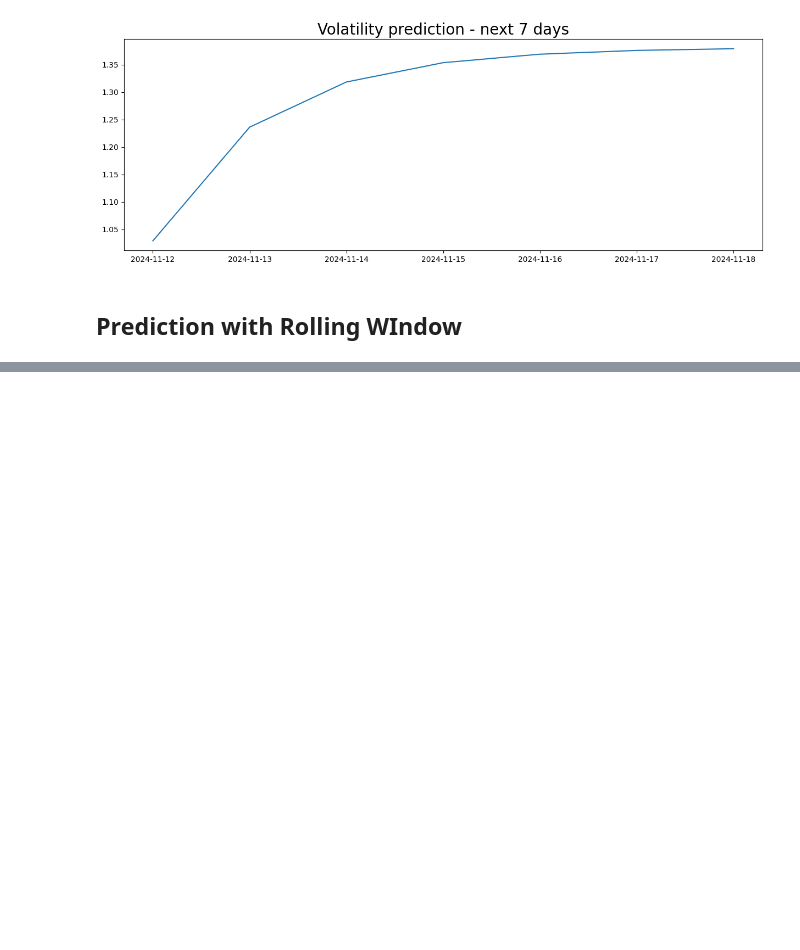
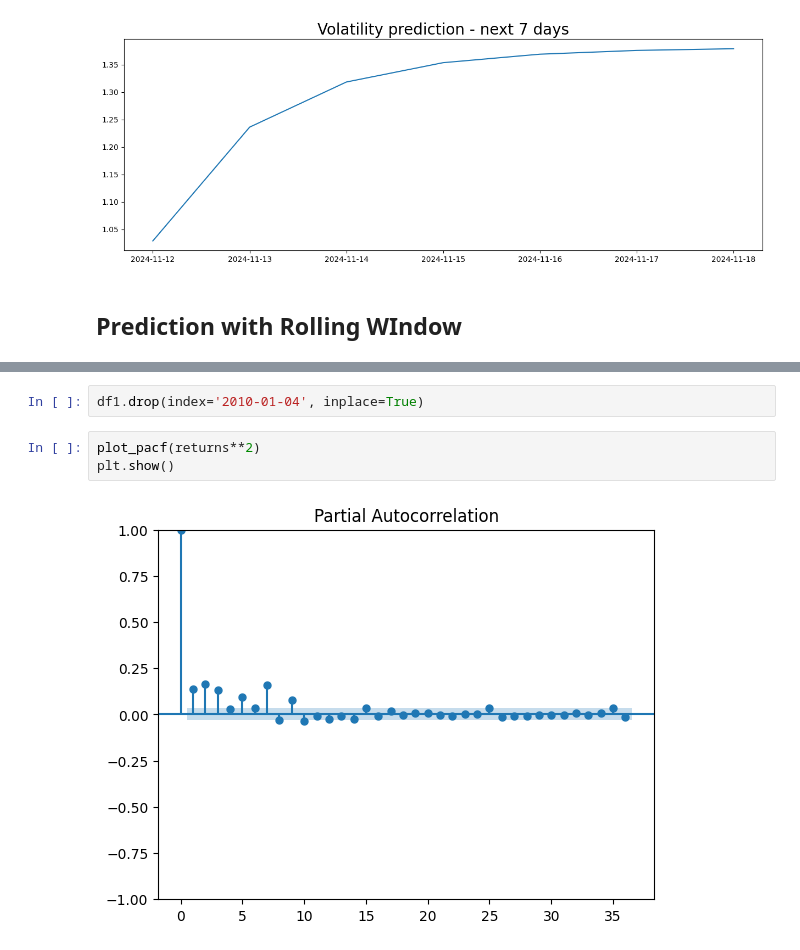
Before and after one commit to mxcjhack/Garch-dataset-volatility, a Jupyter notebook: final.ipynb, the cells around one changed output, grey strips where cells are left out. Cells and saved outputs as stored; diff of their text form; blank space fills up the shorter version.

```diff
--- a/final.ipynb
+++ b/final.ipynb
@@ -296,0 +373,7 @@ plt.show()
+# %%
+df1.drop(index='2010-01-04', inplace=True)
+# %%
+plot_pacf(returns**2)
+plt.show()
+# %% [output]
+[figure, added]
```
Also changed, not shown: parts of 46 cells of this notebook, 2 other files.
